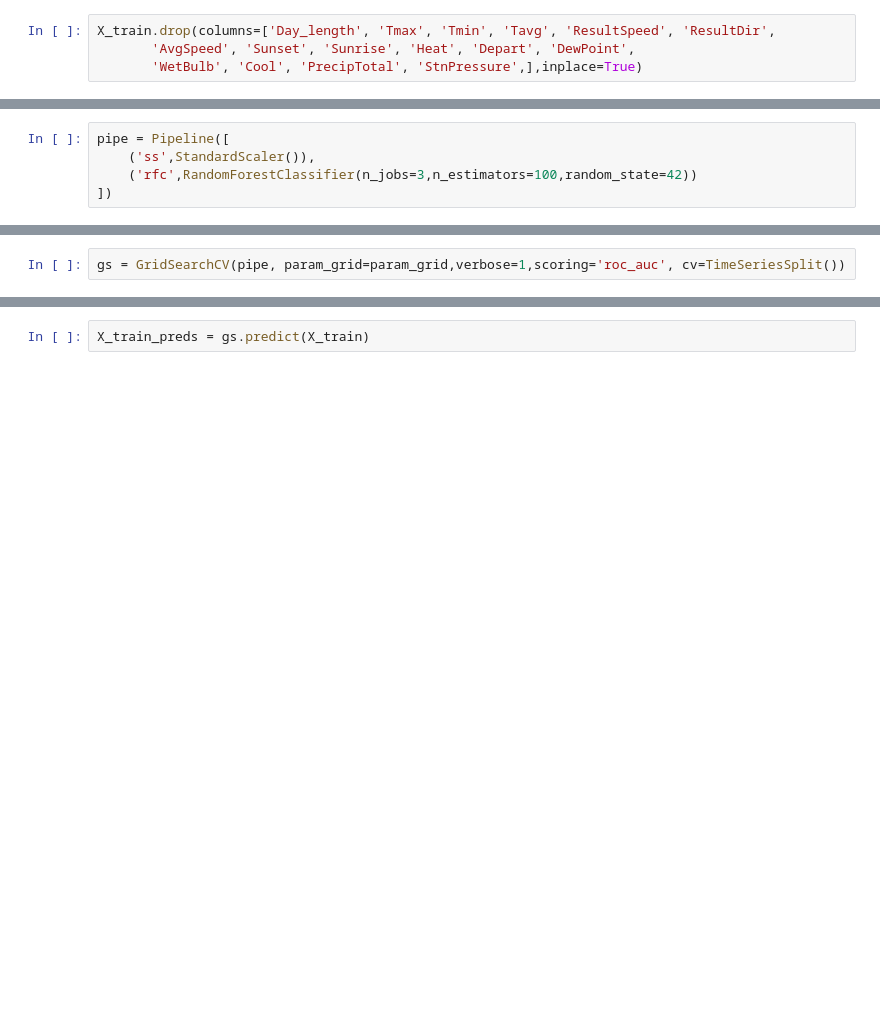
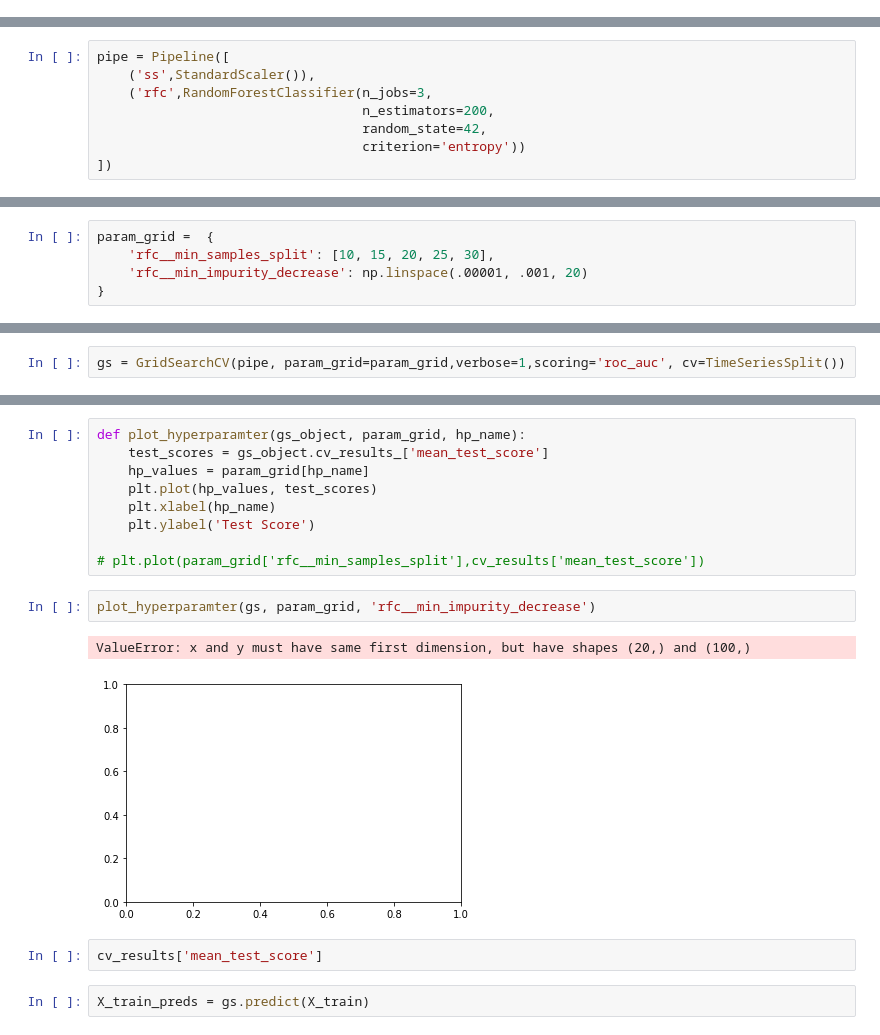
Before and after one commit to camarenad/wnv_prevention, a Jupyter notebook: dc/5_random_forest_model.ipynb, the cells around one changed output, grey strips where cells are left out. Drawn from its saved outputs; the diff is of its cells as text; blank space fills up the shorter version.

```diff
--- a/dc/5_random_forest_model.ipynb
+++ b/dc/5_random_forest_model.ipynb
@@ -31,7 +30,3 @@ Index(['Day_length', 'Tmax', 'Tmin', 'Tavg', 'ResultSpeed', 'ResultDir',
        'Species_CULEX SALINARIUS', 'Species_CULEX TARSALIS',
        'Species_CULEX TERRITANS'],
       dtype='object')
-# %%
-X_train.drop(columns=['Day_length', 'Tmax', 'Tmin', 'Tavg', 'ResultSpeed', 'ResultDir',
-       'AvgSpeed', 'Sunset', 'Sunrise', 'Heat', 'Depart', 'DewPoint',
-       'WetBulb', 'Cool', 'PrecipTotal', 'StnPressure',],inplace=True)
@@ -56,7 +36,10 @@ With a standard scaler and a Random Forest Classifier
 # %%
 pipe = Pipeline([
     ('ss',StandardScaler()),
-    ('rfc',RandomForestClassifier(n_jobs=3,n_estimators=100,random_state=42))
+    ('rfc',RandomForestClassifier(n_jobs=3,
+                                  n_estimators=200,
+                                  random_state=42,
+                                  criterion='entropy'))
 ])
 # %% [markdown]
 # Setting the range of hyperparameters
@@ -68,3 +46,8 @@ param_grid =  {
+# %%
+param_grid =  {
+    'rfc__min_samples_split': [10, 15, 20, 25, 30],
+    'rfc__min_impurity_decrease': np.linspace(.00001, .001, 20)
+}
 # %% [markdown]
 # Gridsearching with  timeseries split
 We used roc_auc as our scoring metric paired with a timeseries split.
@@ -100,3 +86,19 @@ gs.score(X_test,y_test)
+# %%
+def plot_hyperparamter(gs_object, param_grid, hp_name):
+    test_scores = gs_object.cv_results_['mean_test_score']
+    hp_values = param_grid[hp_name]
+    plt.plot(hp_values, test_scores)
+    plt.xlabel(hp_name)
+    plt.ylabel('Test Score')
+
+# plt.plot(param_grid['rfc__min_samples_split'],cv_results['mean_test_score'])
+# %%
+plot_hyperparamter(gs, param_grid, 'rfc__min_impurity_decrease')
+# %% [output]
+ValueError: x and y must have same first dimension, but have shapes (20,) and (100,)
+[figure, added]
+# %%
+cv_results['mean_test_score']
 # %%
 X_train_preds = gs.predict(X_train)
 # %%
```
Also changed, not shown: parts of 17 cells of this notebook, 3 other files.
